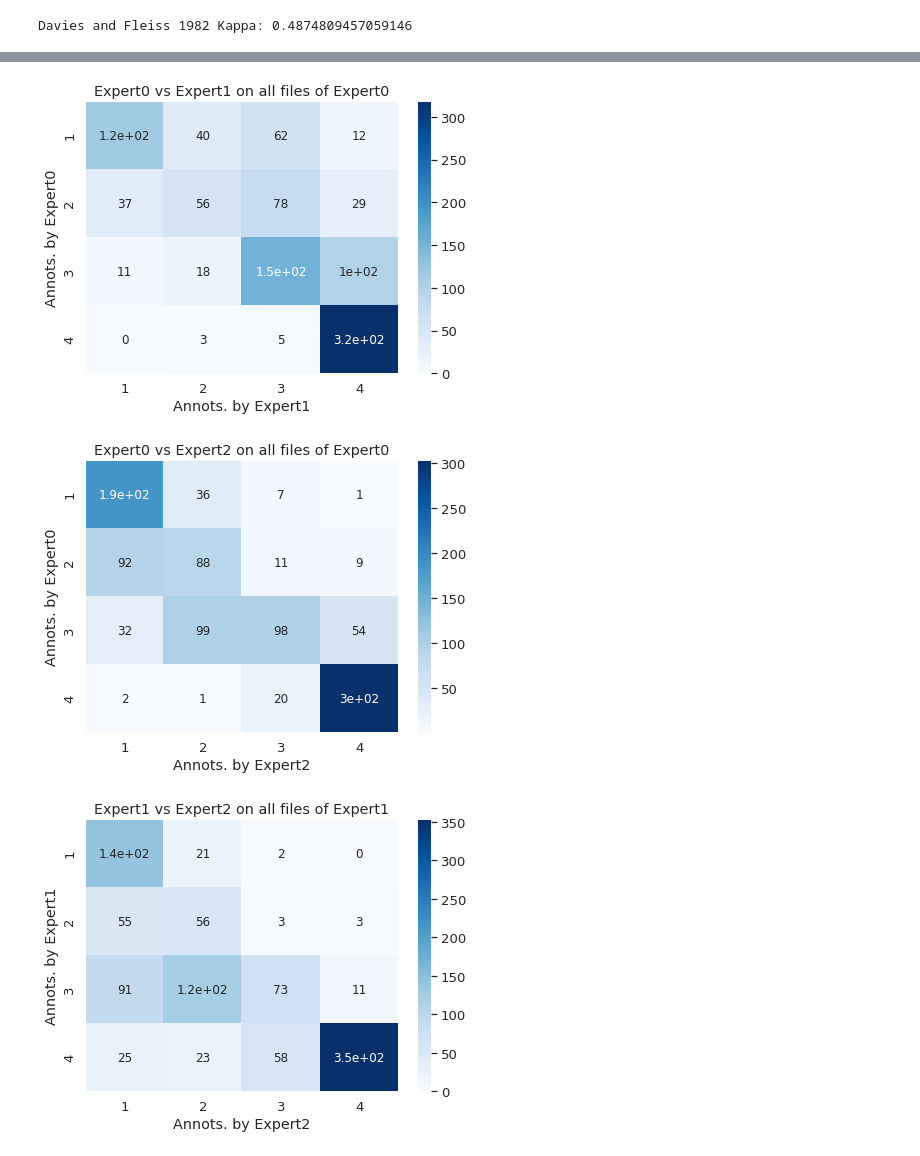
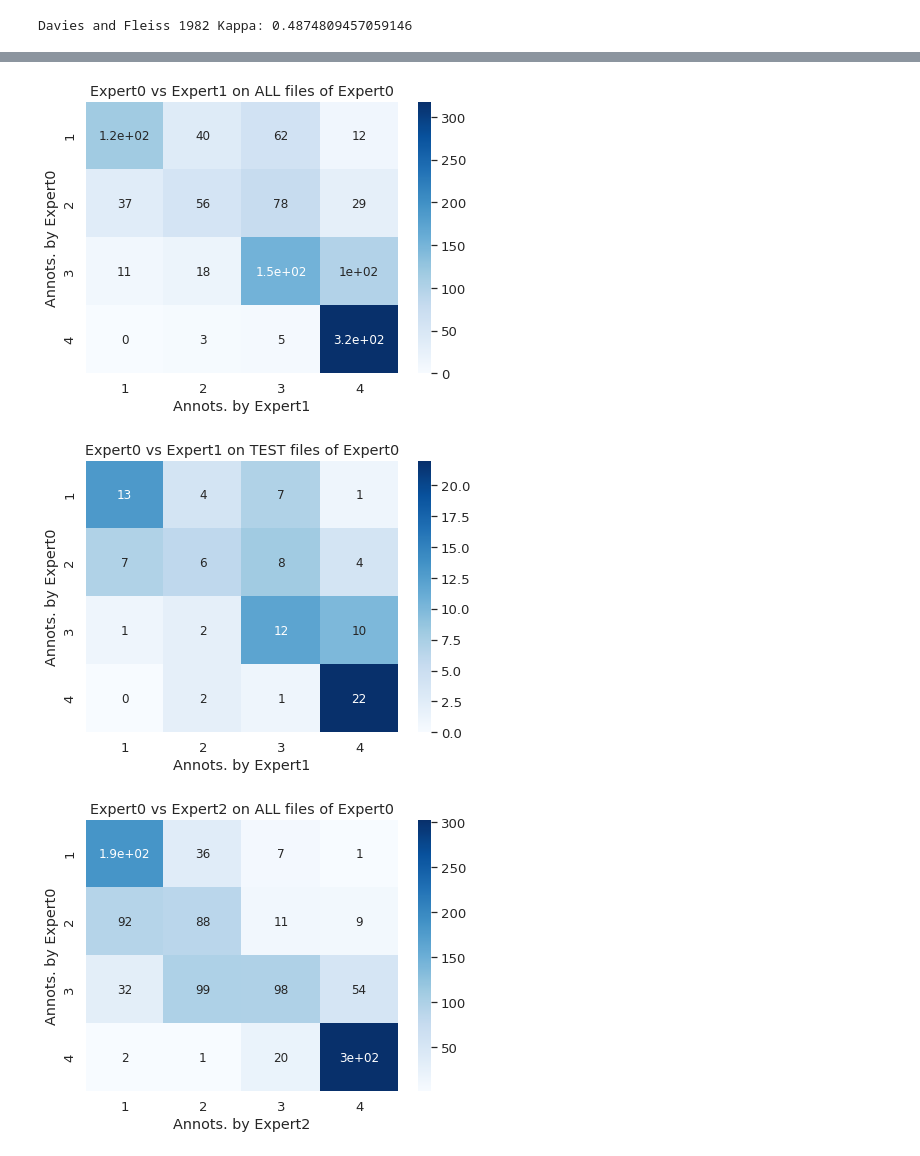
Before and after one commit to barisbozkurt/auto-assess-rhythm-imitation, a Jupyter notebook: ML_experiments/classifier_tests/CompareAnnotations_TabularData.ipynb, the cells around one changed output, grey strips where cells are left out. Cells and saved outputs as stored; diff of their text form; code cells hidden in the pictures.

Commit message:
re-add comparison on test data

```diff
--- a/ML_experiments/classifier_tests/CompareAnnotations_TabularData.ipynb
+++ b/ML_experiments/classifier_tests/CompareAnnotations_TabularData.ipynb
@@ -126,13 +127,13 @@ for data_folder_a, data_folder_b in data_folder_combinations:
   y_train_dict_b, y_test_dict_b, y_all_dict_b = read_tabular_data(data_folder_b)
 
   # Comparing annotations for all files of annotator-a over annotator-b
-  report_comparison(data_folder_a, data_folder_b, y_all_dict_a, y_all_dict_b, labels, 'all')
+  report_comparison(data_folder_a, data_folder_b, y_all_dict_a, y_all_dict_b, labels, 'ALL')
 
   # Comparing annotations for train files of annotator-a over annotator-b
   # report_comparison(data_folder_a, data_folder_b, y_train_dict_a, y_train_dict_b, labels, 'train')
 
   # Comparing annotations for test files of annotator-a over annotator-b
-  # report_comparison(data_folder_a, data_folder_b, y_test_dict_a, y_test_dict_b, labels, 'test')
+  report_comparison(data_folder_a, data_folder_b, y_test_dict_a, y_test_dict_b, labels, 'TEST')
 # %% [output]
 ########################################
 COMPARING ANNOTATIONS OF  Expert0 and Expert1 over files of Expert0
@@ -154,3 +155,3 @@ Cohen's Kappa: 0.45497006410870744
-[figure, old version]
+[figure, new version]
-[figure, old version]
+[figure, new version]
-[figure, old version]
+[figure, new version]
```
Also changed, not shown: parts of 2 cells of this notebook.
